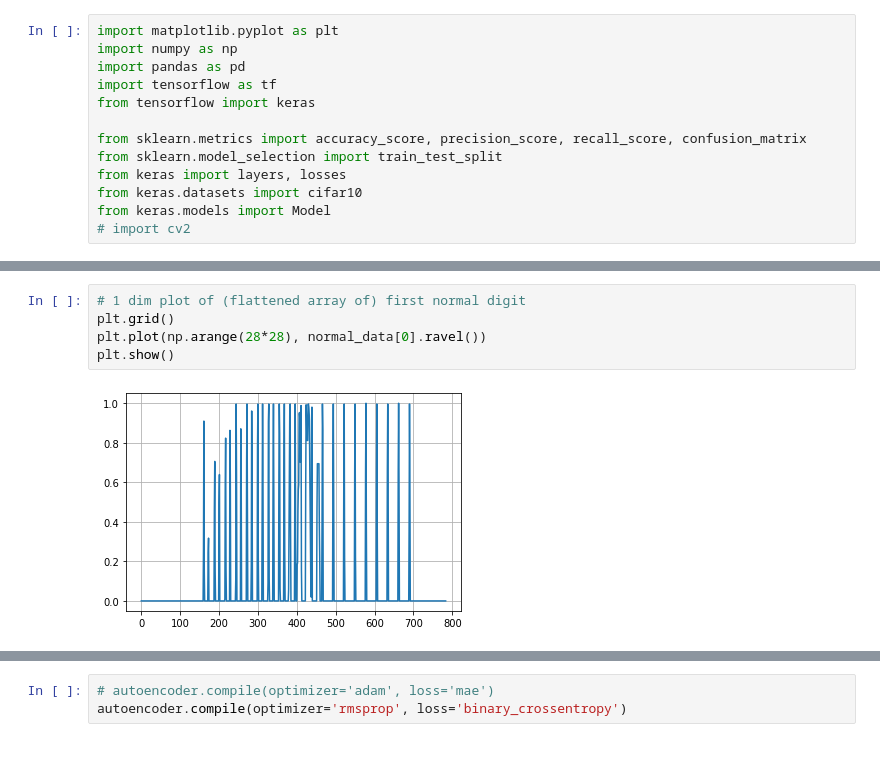
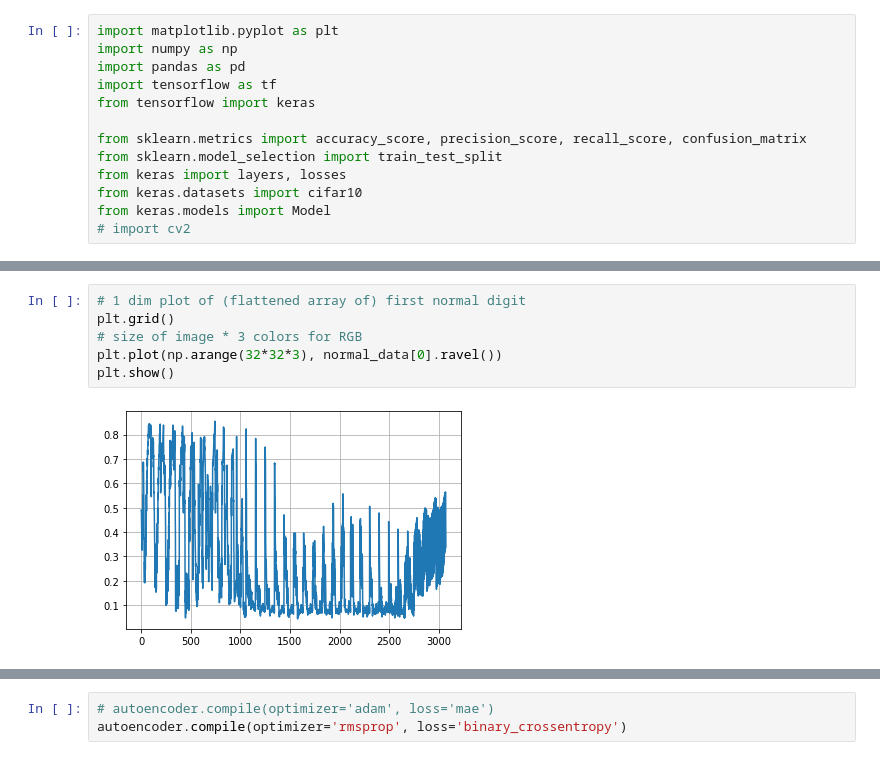
Before and after one commit to mjhoover1/autoencoders, a Jupyter notebook: CIFAR_10/AE/AE_CIFAR10.ipynb, the cells around one changed output, grey strips where cells are left out. Cells and saved outputs as stored; diff of their text form.

```diff
--- a/CIFAR_10/AE/AE_CIFAR10.ipynb
+++ b/CIFAR_10/AE/AE_CIFAR10.ipynb
@@ -71,10 +69,11 @@ plt.show()
 # %%
 # 1 dim plot of (flattened array of) first normal digit
 plt.grid()
-plt.plot(np.arange(28*28), normal_data[0].ravel())
+# size of image * 3 colors for RGB
+plt.plot(np.arange(32*32*3), normal_data[0].ravel())
 plt.show()
 # %% [output]
-[figure, old version]
+[figure, new version]
 # %%
 # first test digit
 plt.figure(figsize=(1,1))
```
Also changed, not shown: parts of 26 cells of this notebook.
